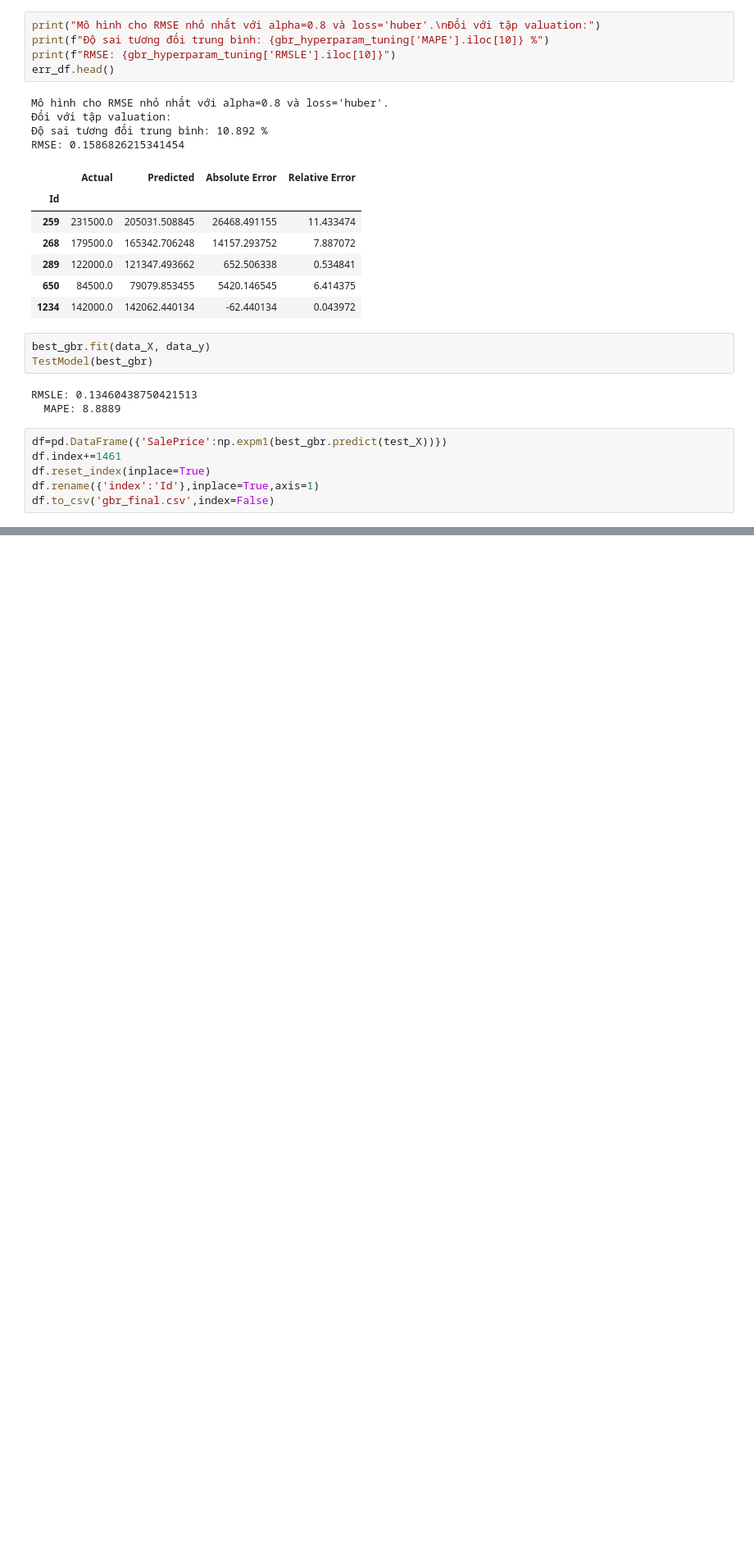
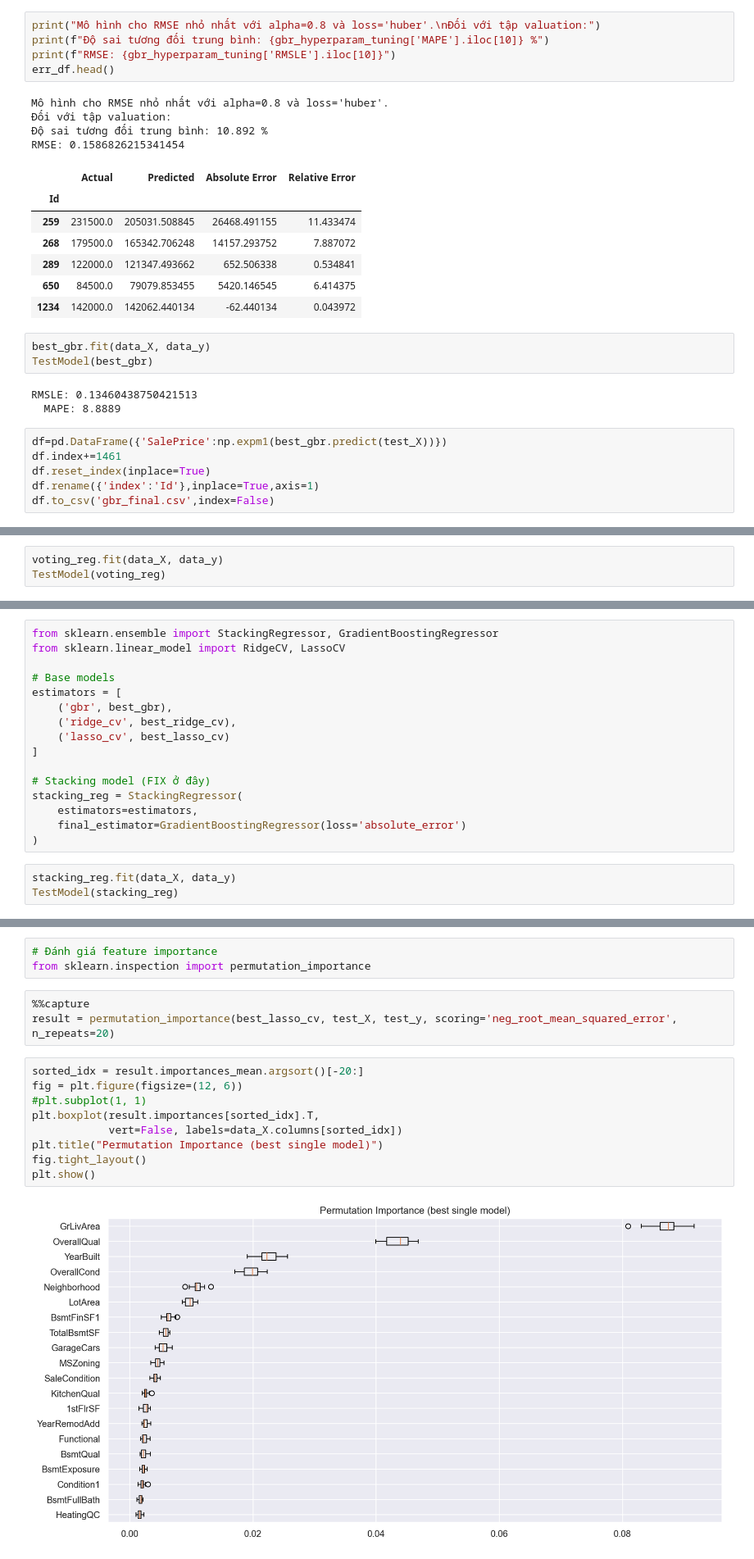
Before and after one commit to phamthanh123456/baitaplon_chuyende3, a Jupyter notebook: test.ipynb, the cells around one changed output, grey strips where cells are left out. Shown at 82% size. Drawn from its saved outputs; the diff is of its cells as text; blank space fills up the shorter version.

```diff
--- a/test.ipynb
+++ b/test.ipynb
@@ -431,0 +765,3 @@ df.to_csv('gbr_final.csv',index=False)
+# %%
+voting_reg.fit(data_X, data_y)
+TestModel(voting_reg)
@@ -431,0 +773,19 @@ df.to_csv('gbr_final.csv',index=False)
+# %%
+from sklearn.ensemble import StackingRegressor, GradientBoostingRegressor
+from sklearn.linear_model import RidgeCV, LassoCV
+
+# Base models
+estimators = [
+    ('gbr', best_gbr),
+    ('ridge_cv', best_ridge_cv),
+    ('lasso_cv', best_lasso_cv)
+]
+
+# Stacking model (FIX ở đây)
+stacking_reg = StackingRegressor(
+    estimators=estimators,
+    final_estimator=GradientBoostingRegressor(loss='absolute_error')
+)
+# %%
+stacking_reg.fit(data_X, data_y)
+TestModel(stacking_reg)
@@ -431,0 +797,17 @@ df.to_csv('gbr_final.csv',index=False)
+# %%
+# Đánh giá feature importance
+from sklearn.inspection import permutation_importance
+# %%
+%%capture
+result = permutation_importance(best_lasso_cv, test_X, test_y, scoring='neg_root_mean_squared_error', n_repeats=20)
+# %%
+sorted_idx = result.importances_mean.argsort()[-20:]
+fig = plt.figure(figsize=(12, 6))
+#plt.subplot(1, 1)
+plt.boxplot(result.importances[sorted_idx].T,
+            vert=False, labels=data_X.columns[sorted_idx])
+plt.title("Permutation Importance (best single model)")
+fig.tight_layout()
+plt.show()
+# %% [output]
+[figure, added]
```
Also changed, not shown: parts of 54 cells of this notebook, 4 other files.
